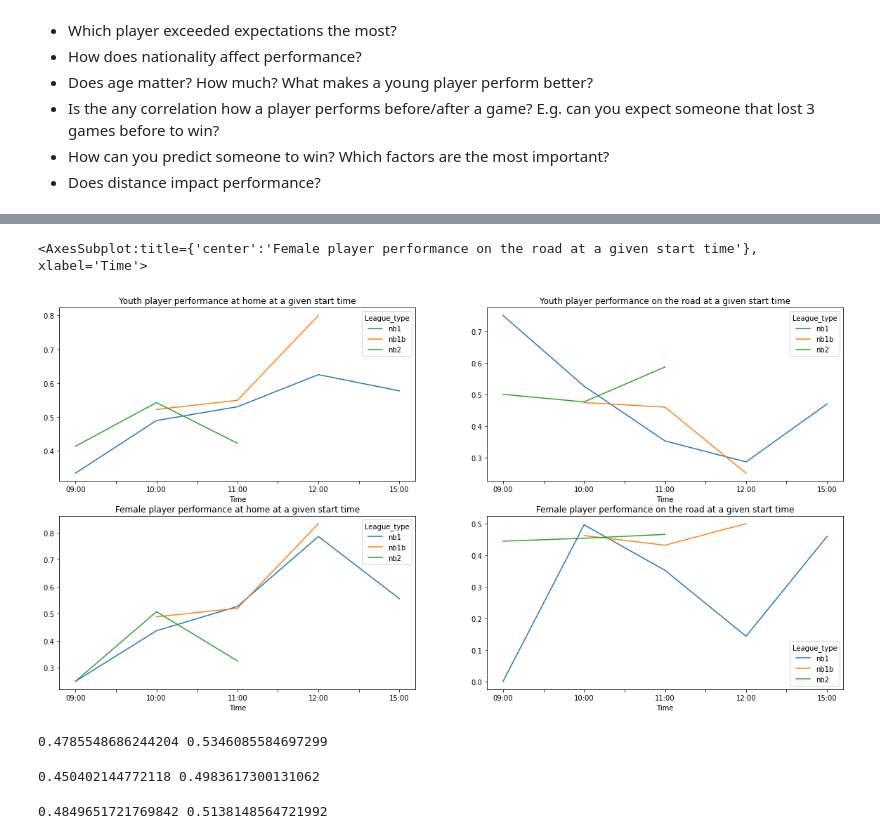
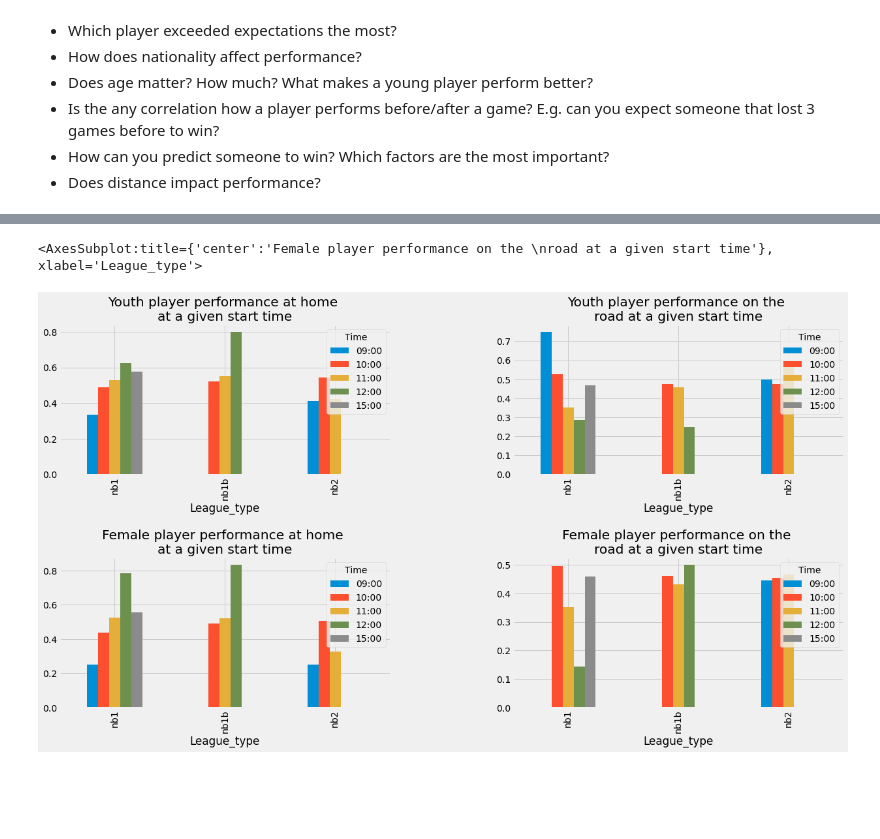
Before and after one commit to szukiadam/ChessChampionshipAnalysis, a Jupyter notebook: ChessChampionship.ipynb, the cells around one changed output, grey strips where cells are left out. Saved outputs shown, nothing was run; the diff lists cells and outputs as text; code cells hidden in the pictures; blank space fills up the shorter version.

Commit message:
data viz on colors, benchmark model.
conclusion: need better data

```diff
--- a/ChessChampionship.ipynb
+++ b/ChessChampionship.ipynb
@@ -4,10 +6,13 @@
 # %%
 import numpy as np
 import pandas as pd
+import seaborn as sns
 import glob
 import os
 import re
-#from google.colab import files
+import matplotlib.pyplot as plt
+
+plt.style.use('fivethirtyeight')
 
 
 def load_games():
@@ -62,8 +60,8 @@ def drop_no_team_row(df):
 
 def convert_result(df):
 
-    df['Result_home'] = df['Result'].apply(lambda x: 0 if x == '01' else (0.5 if x == '½½' else 1))
-    df['Result_away'] = df['Result'].apply(lambda x: 1 if x == '01' else (0.5 if x == '½½' else 0))
+    df.loc[:,'Result_home'] = df['Result'].apply(lambda x: 0 if x == '01' else (0.5 if x == '½½' else 1))
+    df.loc[:,'Result_away'] = df['Result'].apply(lambda x: 1 if x == '01' else (0.5 if x == '½½' else 0))
 
     del df['Result']
 
@@ -371,8 +341,5 @@ all_ranklist.reindex(all_ranklist.columns, axis=1)
 # %%
 # USE .LOC !!! TODO
-
-%%time
-
 import datetime
 
 def plus_season_age(season):
@@ -411,13 +378,13 @@ def manipulate_ranklist(df):
 
     df.loc[:,'Born year'] = df['Born year'].fillna(1961)
     df['Born year'] = pd.to_numeric(df['Born year'])
-    df['Age'] = 2015 - df['Born year']
+    df.loc[:,'Age'] = 2015 - df['Born year']
     df['Age'] = df.apply(lambda x: int(x['Age'])+plus_season_age(x['Season']), axis=1)   ## correct it for every season !!! TODO
 
     del df['Born year']
 
     bins = [0, 18, 25, 35, 50, 65, 100]
-    labels = [1,2,3,4,5,6]
+    labels = ['0-18','18-25','25-35','35-50','50-65','65+']
     df['AgeBin'] = pd.cut(df['Age'], bins=bins, labels=labels)
 
     correct_df = df.apply(pd.to_numeric, errors='ignore')  #converts whatever it can to numeric data type
@@ -483,13 +443,13 @@ def summarize_fide_columns(df1):
     df = df1.copy()
     for i in range(0,6):  # ONLY GOES UP TO 2020, 2021 IS NOT CALCULATED!
 
-        df[str(2015+i)+' Year standard games total'] = sum_fide(df1, 2015+i, 'Game no', 'standard')
-        df[str(2015+i)+' Year rapid games total'] = sum_fide(df1, 2015+i, 'Game no', 'rapid')
-        df[str(2015+i)+' Year blitz games total'] = sum_fide(df1, 2015+i, 'Game no', 'blitz')
+        df.loc[:,str(2015+i)+' Year standard games total'] = sum_fide(df1, 2015+i, 'Game no', 'standard')
+        df.loc[:,str(2015+i)+' Year rapid games total'] = sum_fide(df1, 2015+i, 'Game no', 'rapid')
+        df.loc[:,str(2015+i)+' Year blitz games total'] = sum_fide(df1, 2015+i, 'Game no', 'blitz')
 
-        df[str(2015+i)+' Year standard rating change total'] = sum_fide(df1, 2015+i, 'Rating change', 'standard')
-        df[str(2015+i)+' Year rapid rating change total'] = sum_fide(df1, 2015+i, 'Rating change', 'rapid')
-        df[str(2015+i)+' Year blitz rating change total'] = sum_fide(df1, 2015+i, 'Rating change', 'blitz')
+        df.loc[:,str(2015+i)+' Year standard rating change total'] = sum_fide(df1, 2015+i, 'Rating change', 'standard')
+        df.loc[:,str(2015+i)+' Year rapid rating change total'] = sum_fide(df1, 2015+i, 'Rating change', 'rapid')
+        df.loc[:,str(2015+i)+' Year blitz rating change total'] = sum_fide(df1, 2015+i, 'Rating change', 'blitz')
 
     df.drop(df.iloc[:, get_column_index(df, 'Game no 2021-Feb standard'): get_column_index(df,'Rating change 2015-Jan blitz')+1], inplace = True, axis = 1) #+1 so that the last one is included as well
     df = df.apply(pd.to_numeric, errors='ignore')
@@ -803,21 +740,15 @@ df.groupby('Time')['Result_home'].mean().plot()
 # %%
+# TODO: szedd szét youth + female-re, és legyen overall plot!
+
 fig, axs = plt.subplots(2,2)
-df[df['Youth_home']==1].groupby(['Time', 'League_type'])['Result_home'].mean().unstack().plot(ax=axs[0,0], figsize=(20,10), title='Youth player performance at home at a given start time')
-df[df['Youth_away']==1].groupby(['Time', 'League_type'])['Result_away'].mean().unstack().plot(ax=axs[0,1], figsize=(20,10), title='Youth player performance on the road at a given start time')
-df[df['Female_home']==1].groupby(['Time', 'League_type'])['Result_home'].mean().unstack().plot(ax = axs[1,0], figsize=(20,10), title='Female player performance at home at a given start time')
-df[df['Female_away']==1].groupby(['Time', 'League_type'])['Result_away'].mean().unstack().plot(ax = axs[1,1], figsize=(20,10), title='Female player performance on the road at a given start time')
+fig.tight_layout(h_pad=2) #makes the spacing better - no overlaps
+
+df[df['Youth_home']==1].groupby(['League_type', 'Time'])['Result_home'].mean().unstack().plot.bar(ax=axs[0,0], figsize=(20,10), title='Youth player performance at home \nat a given start time')
+df[df['Youth_away']==1].groupby(['League_type', 'Time'])['Result_away'].mean().unstack().plot.bar(ax=axs[0,1], figsize=(20,10), title='Youth player performance on the \nroad at a given start time')
+
+
+df[df['Female_home']==1].groupby(['League_type', 'Time'])['Result_home'].mean().unstack().plot.bar(ax = axs[1,0], figsize=(20,10), title='Female player performance at home \nat a given start time')
+df[df['Female_away']==1].groupby(['League_type', 'Time'])['Result_away'].mean().unstack().plot.bar(ax = axs[1,1], figsize=(20,10), title='Female player performance on the \nroad at a given start time')
 # %% [output]
-<AxesSubplot:title={'center':'Female player performance on the road at a given start time'}, xlabel='Time'>
+<AxesSubplot:title={'center':'Female player performance on the \nroad at a given start time'}, xlabel='League_type'>
-[figure, old version]
+[figure, new version]
-# %%
-print(df[df['Youth_away']==1]['Result_away'].mean(), df[df['Youth_home']==1]['Result_home'].mean())
-# %% [output]
-0.4785548686244204 0.5346085584697299
-# %%
-print(df[df['Female_away']==1]['Result_away'].mean(), df[df['Female_home']==1]['Result_home'].mean())
-# %% [output]
-0.450402144772118 0.4983617300131062
-# %%
-print(df[(df['Female_away']==0) & (df['Youth_away']==0)]['Result_away'].mean(), df[(df['Female_home']==0) & (df['Youth_home']==0)]['Result_home'].mean())
-# %% [output]
-0.4849651721769842 0.5138148564721992
```
Also changed, not shown: parts of 49 cells of this notebook.
